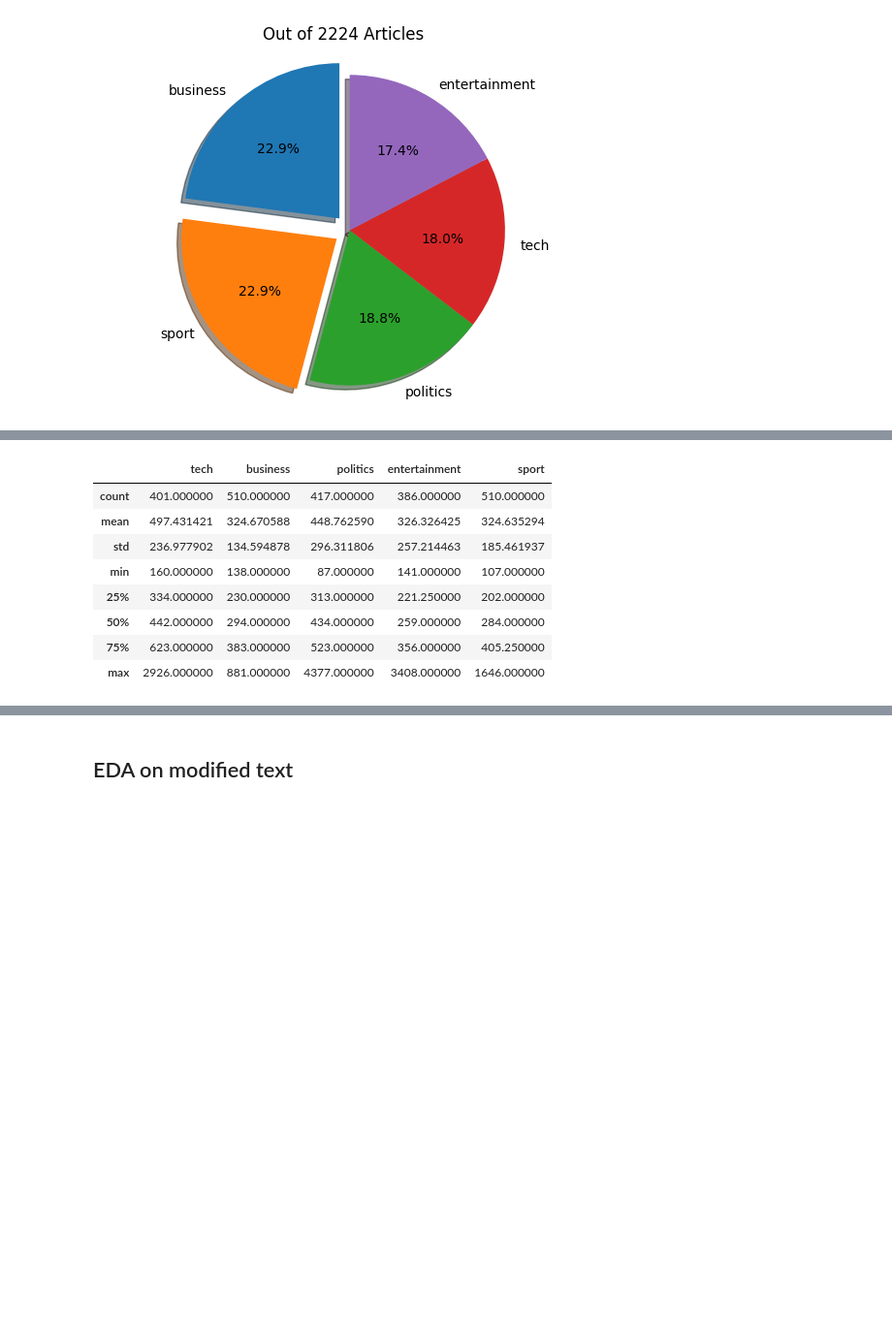
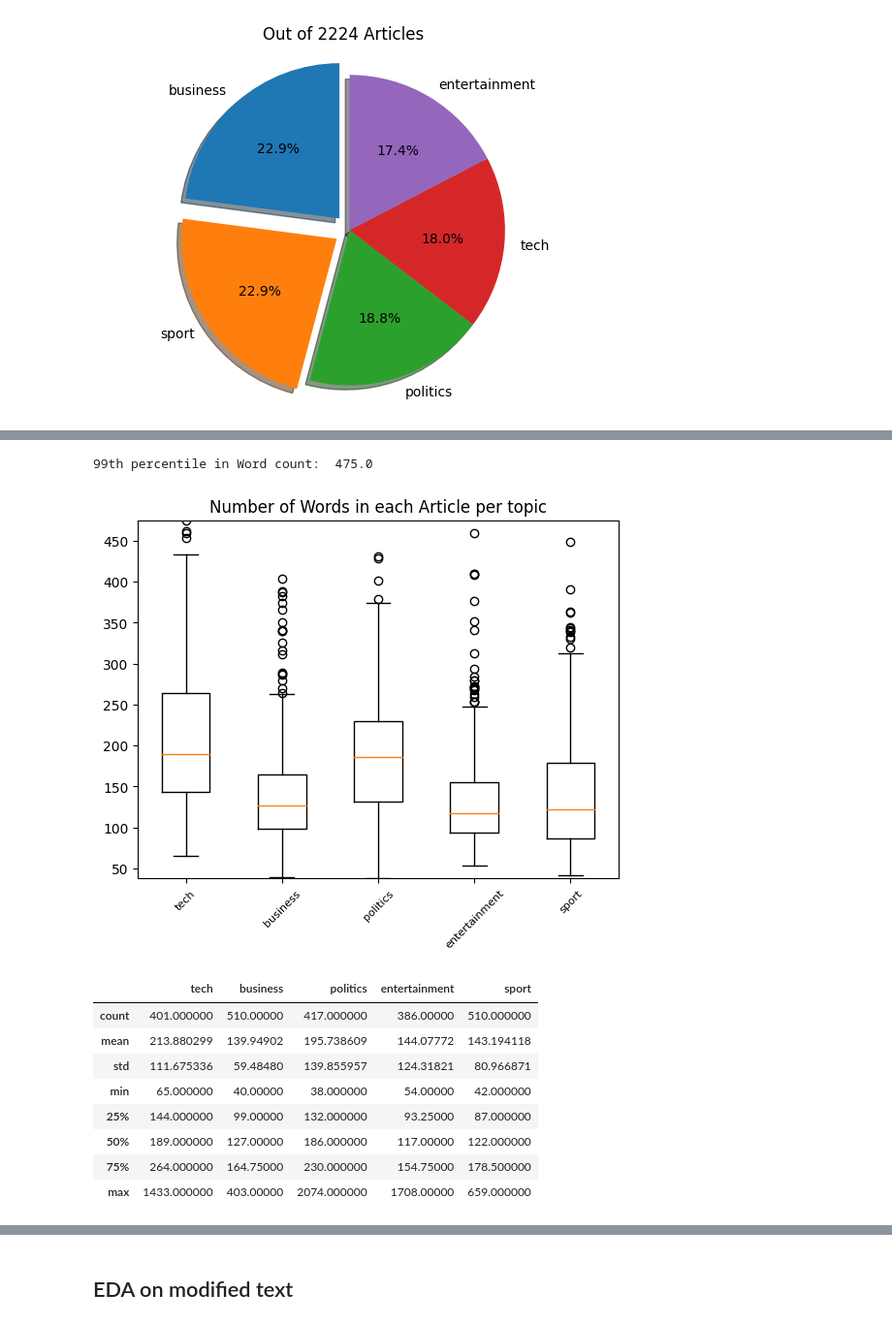
Before and after one commit to michaeljf00/text_summarizer, a Jupyter notebook: BBCDemo.ipynb, the cells around one changed output, grey strips where cells are left out. Shown at 97% size. Saved outputs shown, nothing was run; the diff lists cells and outputs as text; code cells hidden in the pictures; blank space fills up the shorter version.

```diff
--- a/BBCDemo.ipynb
+++ b/BBCDemo.ipynb
@@ -113,11 +111,24 @@ plt.show()
 [figure]
 # %%
 # Number of Sentances in articles per topic
-text_lens = [[len(t.split(".")) for t in articles_df["text"][articles_df['label'] == label]] for label in articles_df['label'].unique()]
+def get_text_length(daf, split):
+    text_lens = [[len(t.split(split)) for t in daf["text"][daf['label'] == label]] for label in daf['label'].unique()]
+    return text_lens
+
+# Splitting on . for each sentance
+text_lens = get_text_length(articles_df, ".")
 
 t_lengths = pd.DataFrame(text_lens).transpose()
 t_lengths.columns = articles_df['label'].unique()
+
+# Outliars
+print("99th percentile in sentance count: ",np.max(t_lengths.quantile(0.99)))
+
+plt.boxplot(text_lens)
+plt.title('Number of Sentances in each Article per topic')
+plt.ylim(np.min(t_lengths.quantile(0)), np.max(t_lengths.quantile(0.99)))
+plt.xticks([1,2,3,4,5],articles_df['label'].unique(),
+                    rotation=45, fontsize=8)
+plt.show()
 t_lengths.describe()
-
-#plt.show()
 # %% [output]
@@ -131,19 +144,31 @@ t_lengths.describe()
 | 75% | 31.000000 | 23.000000 | 25.000000 | 20.000000 | 23.000000 |
 | max | 161.000000 | 53.000000 | 246.000000 | 205.000000 | 82.000000 |
 # %%
-# Number of Words in articles per topic
-text_lens = [[len(t.split(" ")) for t in articles_df["text"][articles_df['label'] == label]] for label in articles_df['label'].unique()]
+# Number of Words in articles per topic (splitting on " ")
+text_lens = get_text_length(summaries_df, " ")
 
 t_lengths = pd.DataFrame(text_lens).transpose()
 t_lengths.columns = articles_df['label'].unique()
+
+# Outliars
+print("99th percentile in Word count: ",np.max(t_lengths.quantile(0.99)))
+
+plt.boxplot(text_lens)
+plt.title('Number of Words in each Article per topic')
+plt.ylim(np.min(t_lengths.quantile(0)), np.max(t_lengths.quantile(0.99)))
+plt.xticks([1,2,3,4,5],articles_df['label'].unique(),
+                    rotation=45, fontsize=8)
+plt.show()
 t_lengths.describe()
 # %% [output]
+99th percentile in Word count:  475.0
+[figure, added]
 |  | tech | business | politics | entertainment | sport |
-| count | 401.000000 | 510.000000 | 417.000000 | 386.000000 | 510.000000 |
-| mean | 497.431421 | 324.670588 | 448.762590 | 326.326425 | 324.635294 |
-| std | 236.977902 | 134.594878 | 296.311806 | 257.214463 | 185.461937 |
-| min | 160.000000 | 138.000000 | 87.000000 | 141.000000 | 107.000000 |
-| 25% | 334.000000 | 230.000000 | 313.000000 | 221.250000 | 202.000000 |
-| 50% | 442.000000 | 294.000000 | 434.000000 | 259.000000 | 284.000000 |
-| 75% | 623.000000 | 383.000000 | 523.000000 | 356.000000 | 405.250000 |
-| max | 2926.000000 | 881.000000 | 4377.000000 | 3408.000000 | 1646.000000 |
+| count | 401.000000 | 510.00000 | 417.000000 | 386.00000 | 510.000000 |
+| mean | 213.880299 | 139.94902 | 195.738609 | 144.07772 | 143.194118 |
+| std | 111.675336 | 59.48480 | 139.855957 | 124.31821 | 80.966871 |
+| min | 65.000000 | 40.00000 | 38.000000 | 54.00000 | 42.000000 |
+| 25% | 144.000000 | 99.00000 | 132.000000 | 93.25000 | 87.000000 |
+| 50% | 189.000000 | 127.00000 | 186.000000 | 117.00000 | 122.000000 |
+| 75% | 264.000000 | 164.75000 | 230.000000 | 154.75000 | 178.500000 |
+| max | 1433.000000 | 403.00000 | 2074.000000 | 1708.00000 | 659.000000 |
```
Also changed, not shown: parts of 6 cells of this notebook.
